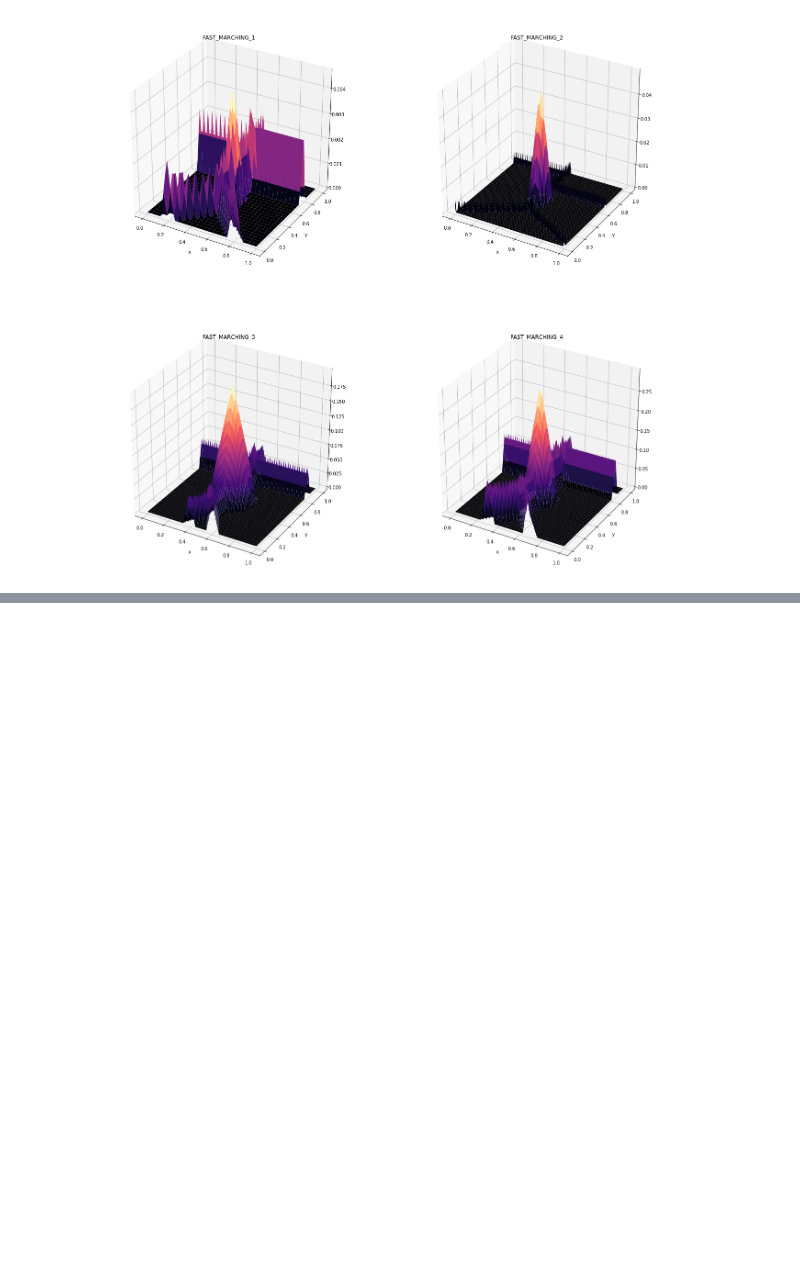
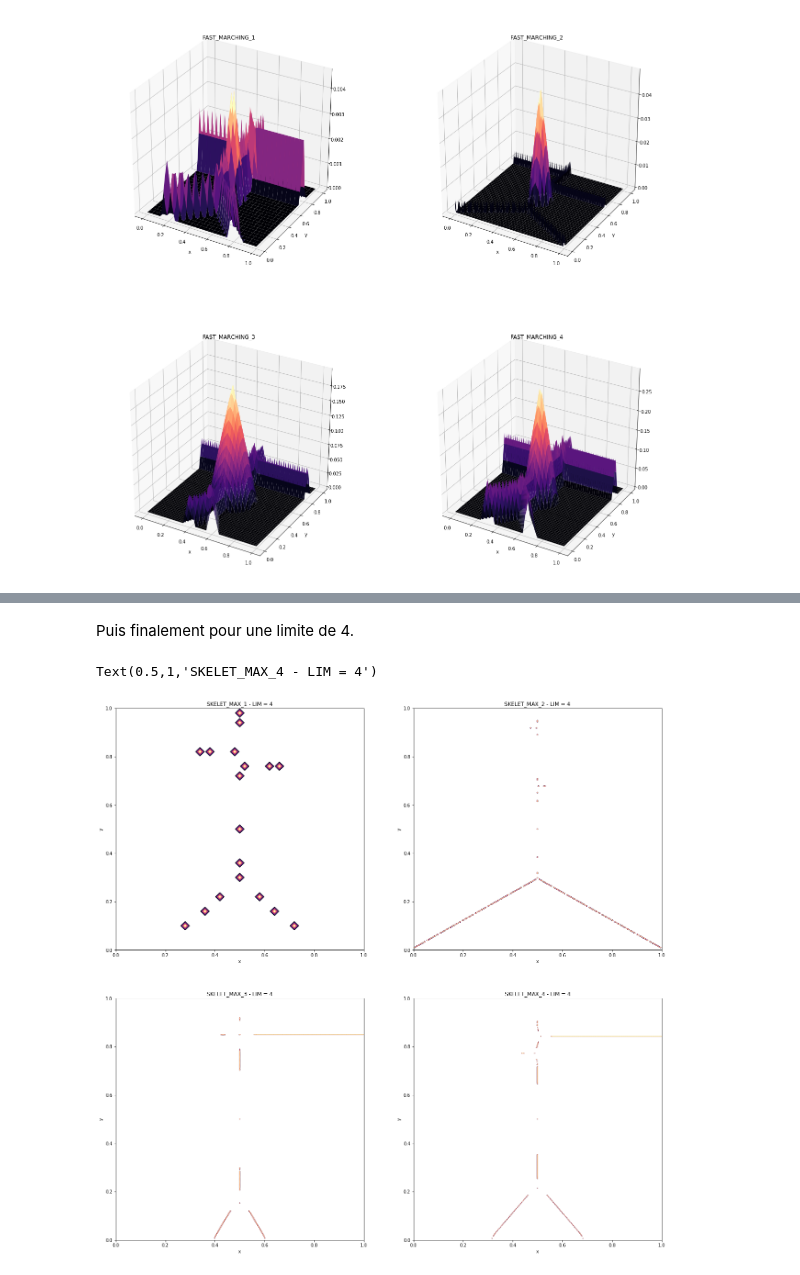
Before and after one commit to ThomasPhilibert0/cours, a Jupyter notebook: ANEVRISME/Projet_Anevrisme.ipynb, the cells around one changed output, grey strips where cells are left out. Cells and saved outputs as stored; diff of their text form; code cells hidden in the pictures; blank space fills up the shorter version.

```diff
--- a/ANEVRISME/Projet_Anevrisme.ipynb
+++ b/ANEVRISME/Projet_Anevrisme.ipynb
@@ -767,0 +765,52 @@ Text(0.5,0.92,'SKELET_MAX_4')
+# %% [markdown]
+Puis finalement pour une limite de 4.
+# %%
+SKELET_MAX_1_3 = skeleton_maxloc(50,F_M_1,4)
+SKELET_MAX_2_3 = skeleton_maxloc(500,F_M_2,4)
+SKELET_MAX_3_3 = skeleton_maxloc(1000,F_M_3,4)
+SKELET_MAX_4_3 = skeleton_maxloc(2000,F_M_4,4)
+# %%
+fig = plt.figure(figsize = [22,22])
+
+#SKELET_MAX_1
+ax = fig.add_subplot(221)
+x = np.linspace(0,1,51)
+y = np.linspace(0,1,51)
+X,Y = np.meshgrid(x,y)
+ax.contour(X,Y,SKELET_MAX_1_3, cmap = 'magma')
+plt.xlabel("x")
+plt.ylabel("y")
+plt.title("SKELET_MAX_1 - LIM = 4")
+
+#SKELET_MAX_2
+ax = fig.add_subplot(222)
+x = np.linspace(0,1,501)
+y = np.linspace(0,1,501)
+X,Y = np.meshgrid(x,y)
+ax.contour(X,Y,SKELET_MAX_2_3, cmap = 'magma')
+plt.xlabel("x")
+plt.ylabel("y")
+plt.title("SKELET_MAX_2 - LIM = 4")
+
+#SKELET_MAX_3
+ax = fig.add_subplot(223)
+x = np.linspace(0,1,1001)
+y = np.linspace(0,1,1001)
+X,Y = np.meshgrid(x,y)
+ax.contour(X,Y,SKELET_MAX_3_3, cmap = 'magma')
+plt.xlabel("x")
+plt.ylabel("y")
+plt.title("SKELET_MAX_3 - LIM = 4")
+
+#SKELET_MAX_4
+ax = fig.add_subplot(224)
+x = np.linspace(0,1,2001)
+y = np.linspace(0,1,2001)
+X,Y = np.meshgrid(x,y)
+ax.contour(X,Y,SKELET_MAX_4_3, cmap = 'magma')
+plt.xlabel("x")
+plt.ylabel("y")
+plt.title("SKELET_MAX_4 - LIM = 4")
+# %% [output]
+Text(0.5,1,'SKELET_MAX_4 - LIM = 4')
+[figure, added]
```
Also changed, not shown: parts of 32 cells of this notebook.
